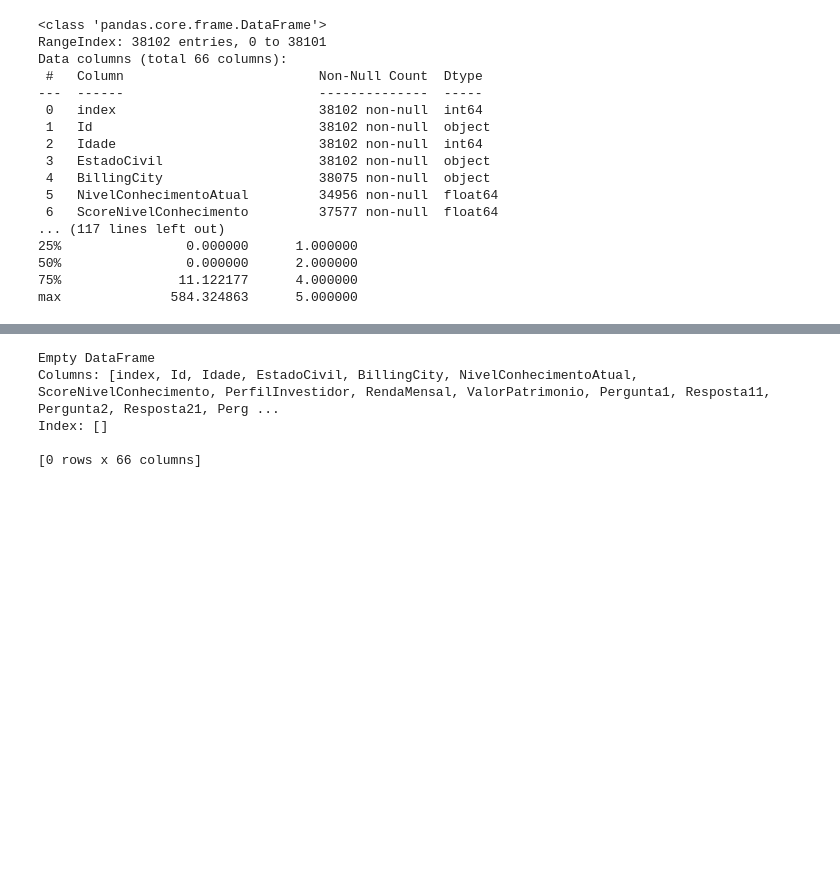
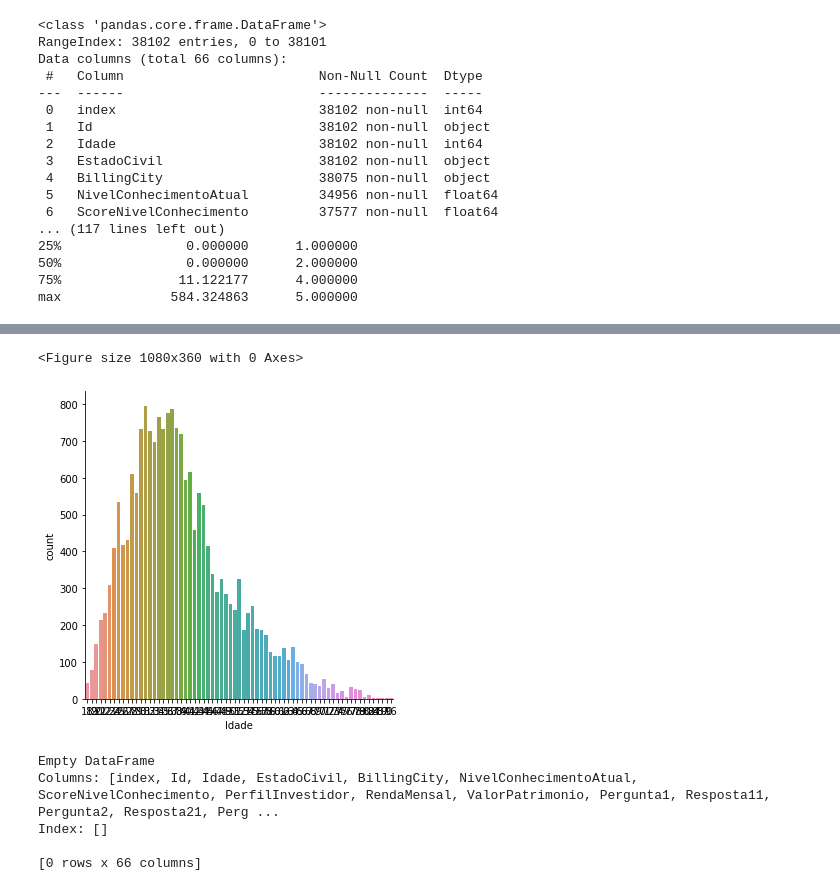
Before and after one commit to MartaFreitas/mininvest, a Jupyter notebook: Analise-dataset01.ipynb, the cells around one changed output, grey strips where cells are left out. Drawn from its saved outputs; the diff is of its cells as text; code cells hidden in the pictures; blank space fills up the shorter version.

```diff
--- a/Analise-dataset01.ipynb
+++ b/Analise-dataset01.ipynb
@@ -57,3 +191,10 @@ Length: 66, dtype: int64
+# %%
+plt.figure(1 , figsize = (15 , 5))
+sns.catplot('Idade', data=df, kind='count')
+plt.show()
+# %% [output]
+<Figure size 1080x360 with 0 Axes>
+[figure, added]
 # %%
 #Verificando se há linhas duplicadas.
 print(df[df.duplicated()])
```
Also changed, not shown: parts of 13 cells of this notebook, 1 other file.
